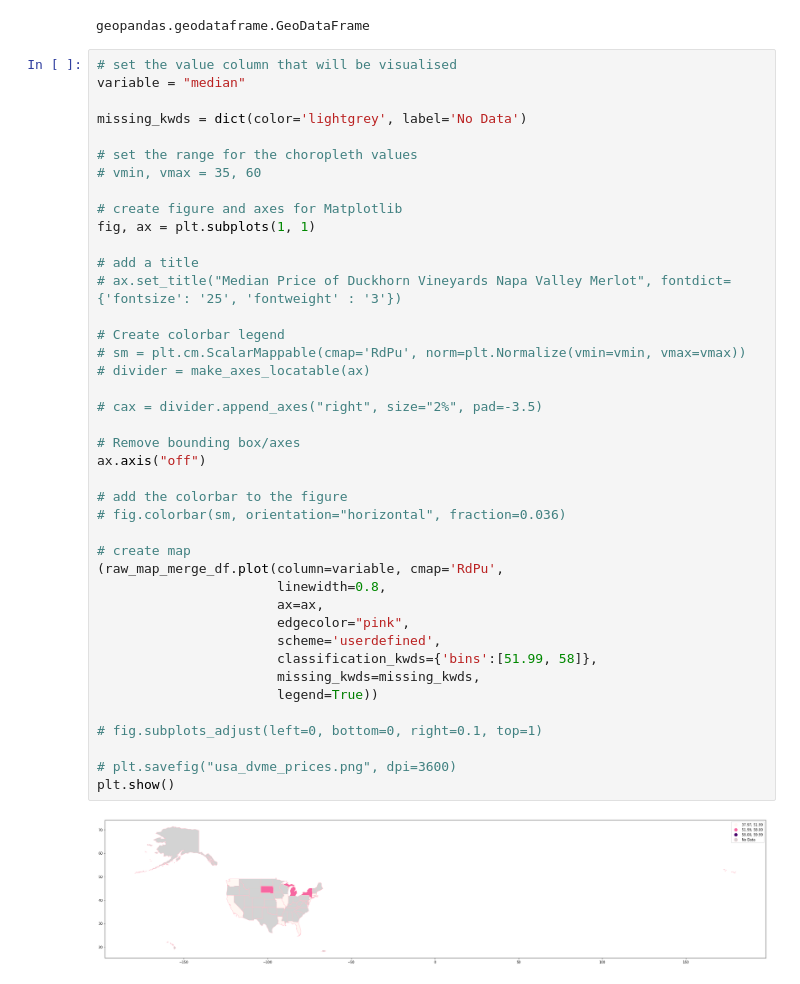
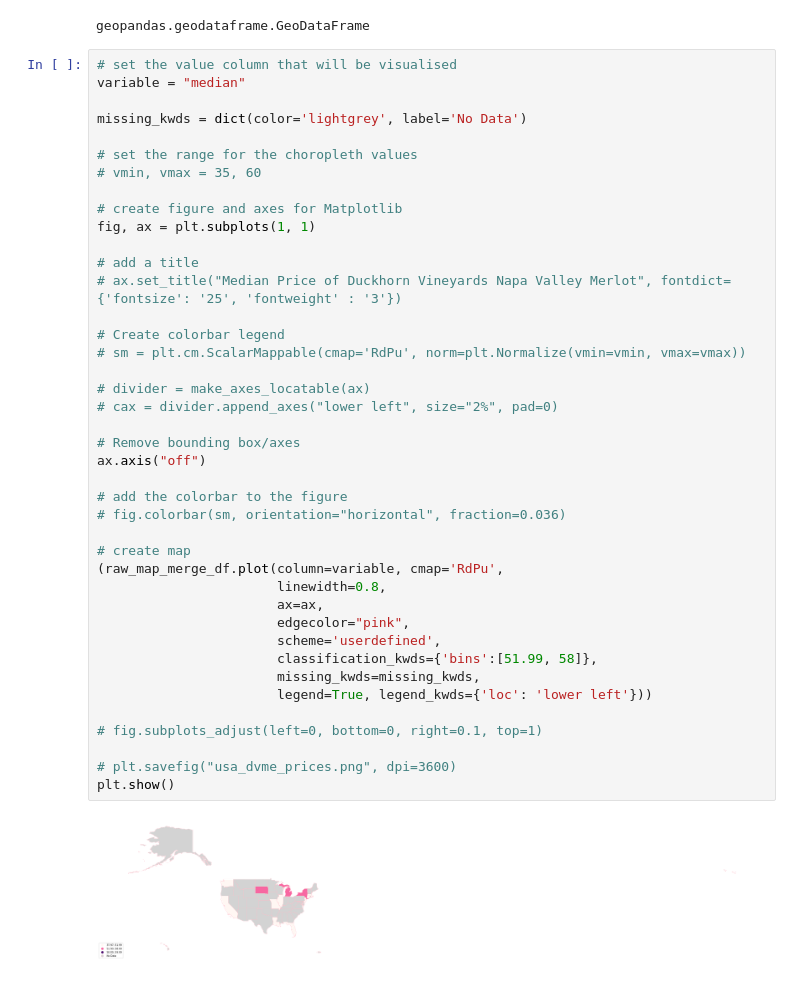
Before and after one commit to kaceejian/Rose_All_Day, a Jupyter notebook: preliminary_analysis.ipynb, the cells around one changed output. Drawn from its saved outputs; the diff is of its cells as text.

```diff
--- a/preliminary_analysis.ipynb
+++ b/preliminary_analysis.ipynb
@@ -78,34 +78,34 @@ missing_kwds = dict(color='lightgrey', label='No Data')
 # create figure and axes for Matplotlib
 fig, ax = plt.subplots(1, 1)
 
 # add a title
 # ax.set_title("Median Price of Duckhorn Vineyards Napa Valley Merlot", fontdict={'fontsize': '25', 'fontweight' : '3'})
 
 # Create colorbar legend
 # sm = plt.cm.ScalarMappable(cmap='RdPu', norm=plt.Normalize(vmin=vmin, vmax=vmax))
+
 # divider = make_axes_locatable(ax)
-
-# cax = divider.append_axes("right", size="2%", pad=-3.5)
+# cax = divider.append_axes("lower left", size="2%", pad=0)
 
 # Remove bounding box/axes
 ax.axis("off")
 
 # add the colorbar to the figure
 # fig.colorbar(sm, orientation="horizontal", fraction=0.036)
 
 # create map
 (raw_map_merge_df.plot(column=variable, cmap='RdPu',
                        linewidth=0.8,
                        ax=ax,
                        edgecolor="pink",
                        scheme='userdefined',
                        classification_kwds={'bins':[51.99, 58]},
                        missing_kwds=missing_kwds,
-                       legend=True))
+                       legend=True, legend_kwds={'loc': 'lower left'}))
 
 # fig.subplots_adjust(left=0, bottom=0, right=0.1, top=1)
 
 # plt.savefig("usa_dvme_prices.png", dpi=3600)
 plt.show()
 # %% [output]
-[figure, old version]
+[figure, new version]
```
